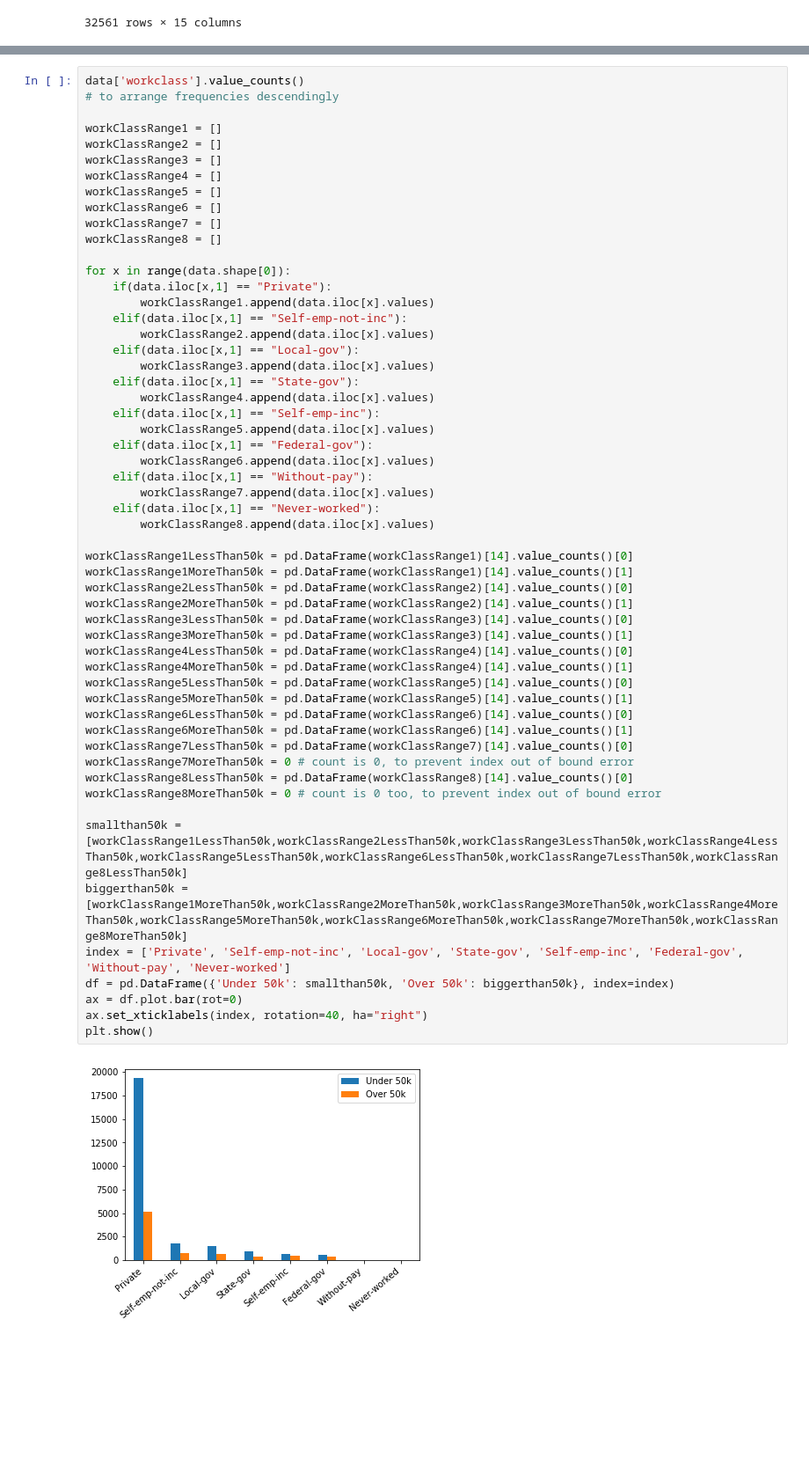
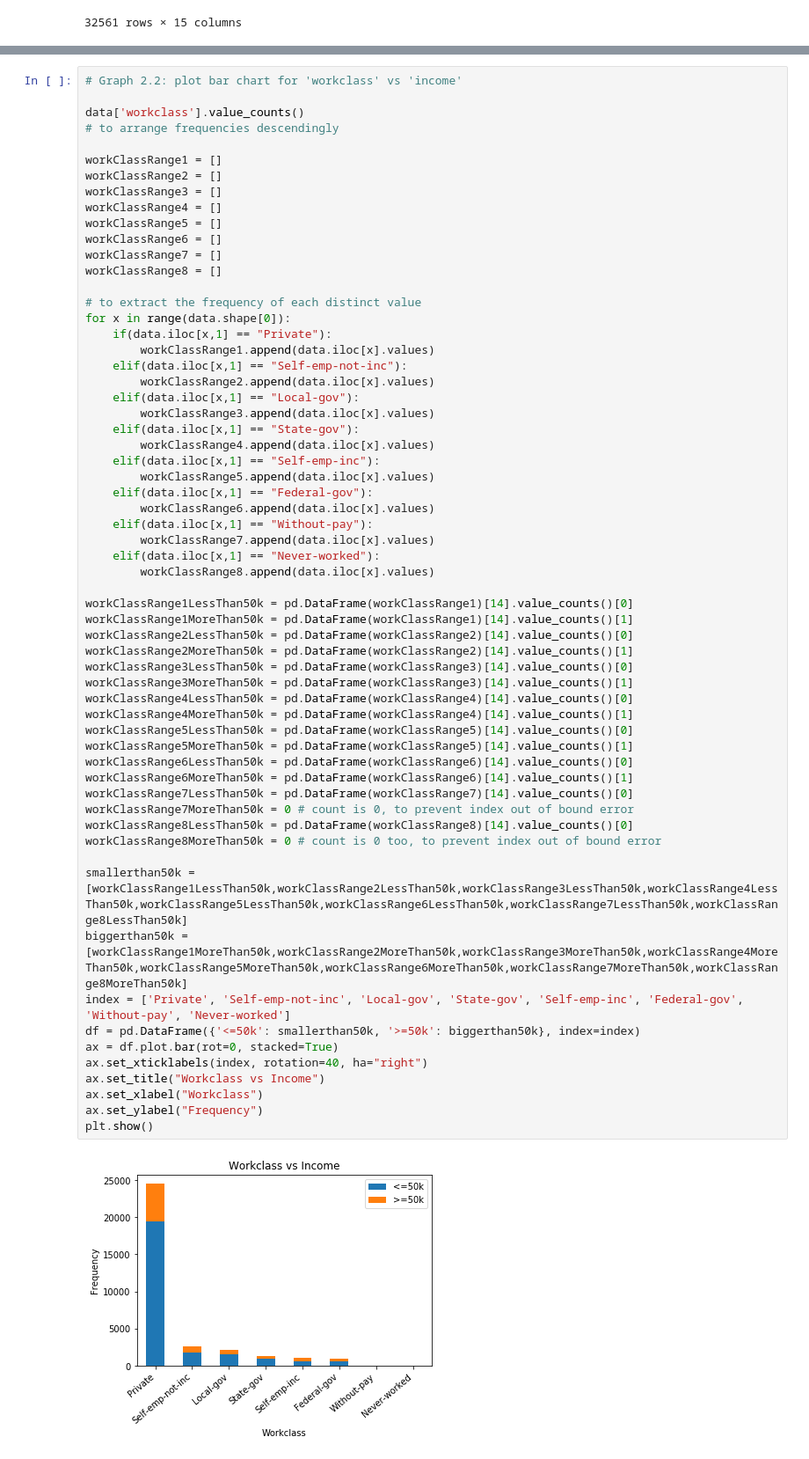
Before and after one commit to yongjiajun/Data-Science-Assignment2, a Jupyter notebook: notebook.ipynb, the cells around one changed output, grey strips where cells are left out. Shown at 88% size. Drawn from its saved outputs; the diff is of its cells as text; blank space fills up the shorter version.

```diff
--- a/notebook.ipynb
+++ b/notebook.ipynb
@@ -251,4 +261,6 @@ ax = df.plot.bar(rot=0)
 # %%
+# Graph 2.2: plot bar chart for 'workclass' vs 'income'
+
 data['workclass'].value_counts()
 # to arrange frequencies descendingly
 
@@ -261,6 +273,7 @@ workClassRange6 = []
 workClassRange7 = []
 workClassRange8 = []
 
+# to extract the frequency of each distinct value
 for x in range(data.shape[0]):
     if(data.iloc[x,1] == "Private"):
         workClassRange1.append(data.iloc[x].values)
@@ -274,34 +287,37 @@ for x in range(data.shape[0]):
         workClassRange5.append(data.iloc[x].values)
     elif(data.iloc[x,1] == "Federal-gov"):
         workClassRange6.append(data.iloc[x].values)
     elif(data.iloc[x,1] == "Without-pay"):
         workClassRange7.append(data.iloc[x].values)
     elif(data.iloc[x,1] == "Never-worked"):
         workClassRange8.append(data.iloc[x].values)
 
 workClassRange1LessThan50k = pd.DataFrame(workClassRange1)[14].value_counts()[0]
 workClassRange1MoreThan50k = pd.DataFrame(workClassRange1)[14].value_counts()[1]
 workClassRange2LessThan50k = pd.DataFrame(workClassRange2)[14].value_counts()[0]
 workClassRange2MoreThan50k = pd.DataFrame(workClassRange2)[14].value_counts()[1]
 workClassRange3LessThan50k = pd.DataFrame(workClassRange3)[14].value_counts()[0]
 workClassRange3MoreThan50k = pd.DataFrame(workClassRange3)[14].value_counts()[1]
 workClassRange4LessThan50k = pd.DataFrame(workClassRange4)[14].value_counts()[0]
 workClassRange4MoreThan50k = pd.DataFrame(workClassRange4)[14].value_counts()[1]
 workClassRange5LessThan50k = pd.DataFrame(workClassRange5)[14].value_counts()[0]
 workClassRange5MoreThan50k = pd.DataFrame(workClassRange5)[14].value_counts()[1]
 workClassRange6LessThan50k = pd.DataFrame(workClassRange6)[14].value_counts()[0]
 workClassRange6MoreThan50k = pd.DataFrame(workClassRange6)[14].value_counts()[1]
 workClassRange7LessThan50k = pd.DataFrame(workClassRange7)[14].value_counts()[0]
 workClassRange7MoreThan50k = 0 # count is 0, to prevent index out of bound error
 workClassRange8LessThan50k = pd.DataFrame(workClassRange8)[14].value_counts()[0]
 workClassRange8MoreThan50k = 0 # count is 0 too, to prevent index out of bound error
 
-smallthan50k = [workClassRange1LessThan50k,workClassRange2LessThan50k,workClassRange3LessThan50k,workClassRange4LessThan50k,workClassRange5LessThan50k,workClassRange6LessThan50k,workClassRange7LessThan50k,workClassRange8LessThan50k]
+smallerthan50k = [workClassRange1LessThan50k,workClassRange2LessThan50k,workClassRange3LessThan50k,workClassRange4LessThan50k,workClassRange5LessThan50k,workClassRange6LessThan50k,workClassRange7LessThan50k,workClassRange8LessThan50k]
 biggerthan50k = [workClassRange1MoreThan50k,workClassRange2MoreThan50k,workClassRange3MoreThan50k,workClassRange4MoreThan50k,workClassRange5MoreThan50k,workClassRange6MoreThan50k,workClassRange7MoreThan50k,workClassRange8MoreThan50k]
 index = ['Private', 'Self-emp-not-inc', 'Local-gov', 'State-gov', 'Self-emp-inc', 'Federal-gov', 'Without-pay', 'Never-worked']
-df = pd.DataFrame({'Under 50k': smallthan50k, 'Over 50k': biggerthan50k}, index=index)
-ax = df.plot.bar(rot=0)
+df = pd.DataFrame({'<=50k': smallerthan50k, '>=50k': biggerthan50k}, index=index)
+ax = df.plot.bar(rot=0, stacked=True)
 ax.set_xticklabels(index, rotation=40, ha="right")
+ax.set_title("Workclass vs Income")
+ax.set_xlabel("Workclass")
+ax.set_ylabel("Frequency")
 plt.show()
 # %% [output]
-[figure, old version]
+[figure, new version]
```
Also changed, not shown: parts of 14 cells of this notebook.
